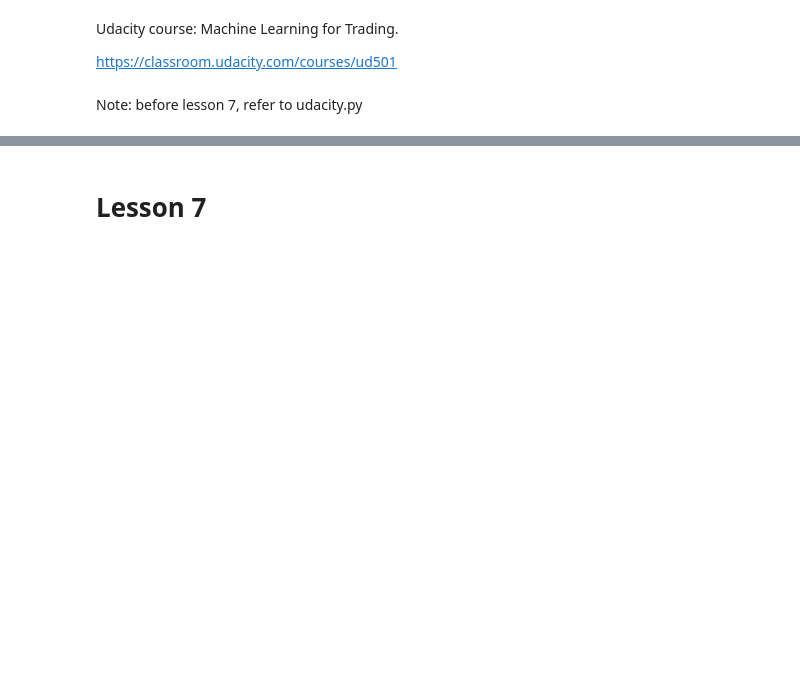
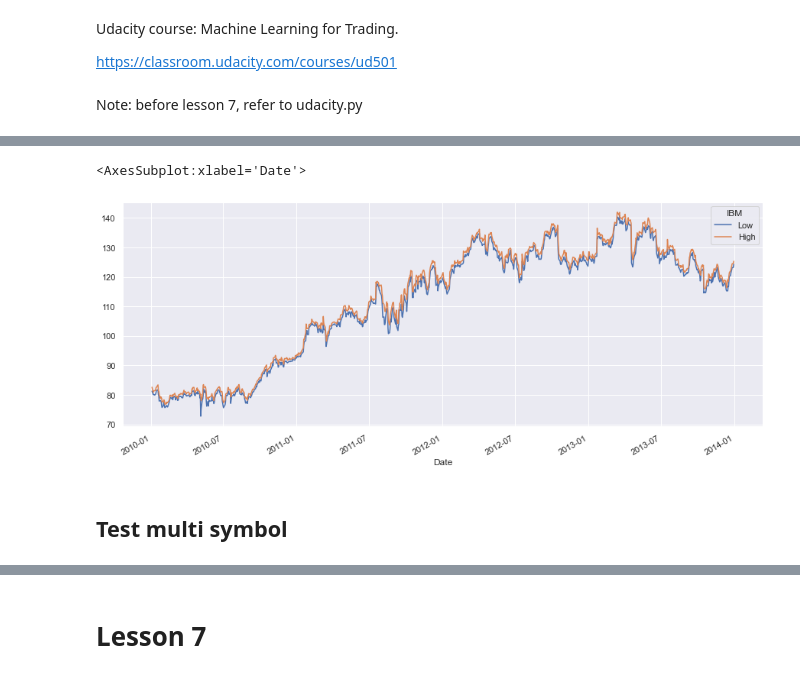
Before and after one commit to mathieugouin/tradesim, a Jupyter notebook: udacity.ipynb, the cells around one changed output, grey strips where cells are left out. Drawn from its saved outputs; the diff is of its cells as text; code cells hidden in the pictures; blank space fills up the shorter version.

```diff
--- a/udacity.ipynb
+++ b/udacity.ipynb
@@ -30,0 +91,7 @@ Note: before lesson 7, refer to udacity.py
+# %%
+df[['Low', 'High']].plot()
+# %% [output]
+<AxesSubplot:xlabel='Date'>
+[figure, added]
+# %% [markdown]
+## Test multi symbol
```
Also changed, not shown: parts of 107 cells of this notebook, 1 other file.
